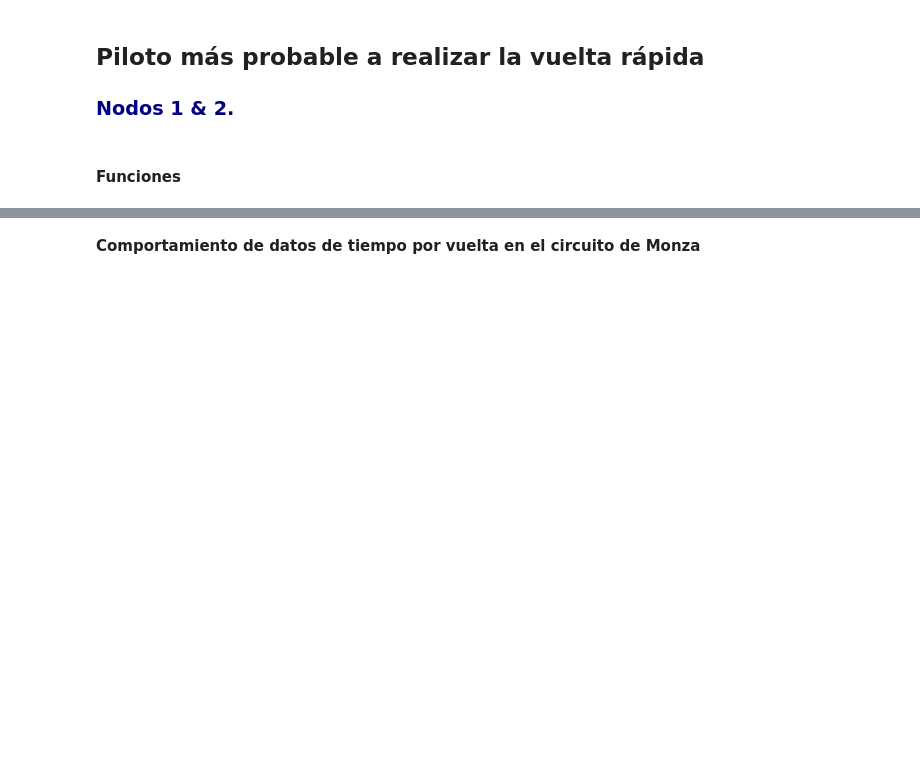
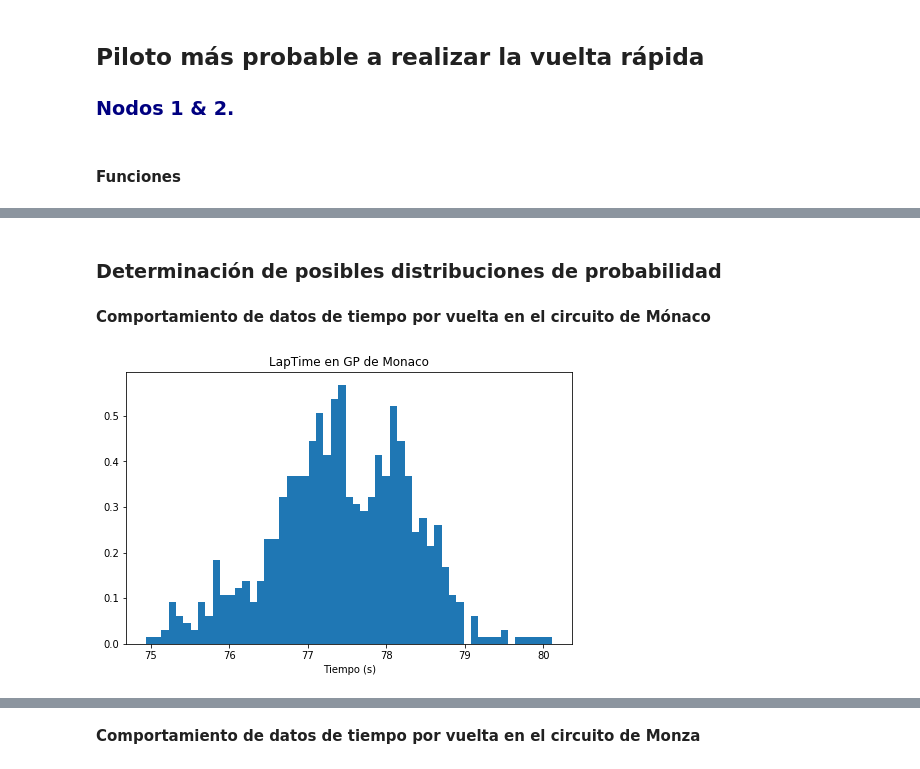
Before and after one commit to carolanb/Proyecto_modulo1, a Jupyter notebook: ProyectoModulo1_LopezA_NavarroC.ipynb, the cells around one changed output, grey strips where cells are left out. Cells and saved outputs as stored; diff of their text form; code cells hidden in the pictures; blank space fills up the shorter version.

```diff
--- a/ProyectoModulo1_LopezA_NavarroC.ipynb
+++ b/ProyectoModulo1_LopezA_NavarroC.ipynb
@@ -362,0 +406,2 @@ b = Monza_GP['LapTime'].values
+# %% [markdown]
+### Determinación de posibles distribuciones de probabilidad
@@ -362,0 +421,16 @@ b = Monza_GP['LapTime'].values
+# %% [markdown]
+**Comportamiento de datos de tiempo por vuelta en el circuito de Mónaco**
+# %%
+#Histograma tiempos de vuelta en circuito de Mónaco
+np.set_printoptions(precision=6, suppress=True) #evitar que los datos estén en notación científica
+
+# tiempos_monaco, ll, ul = remove_outliers2(Monaco_GP,'LapTime')
+# a = tiempos_monaco['LapTime'].values
+
+fig, ax = plt.subplots(1, 1, figsize=(8,5))
+y, x, _ = ax.hist(a, bins=55, density=True)
+plt.title('LapTime en GP de Monaco')
+plt.xlabel('Tiempo (s)')
+x = x[1:] #obviar el primer valor
+# %% [output]
+[figure, added]
```
Also changed, not shown: parts of 97 cells of this notebook.
